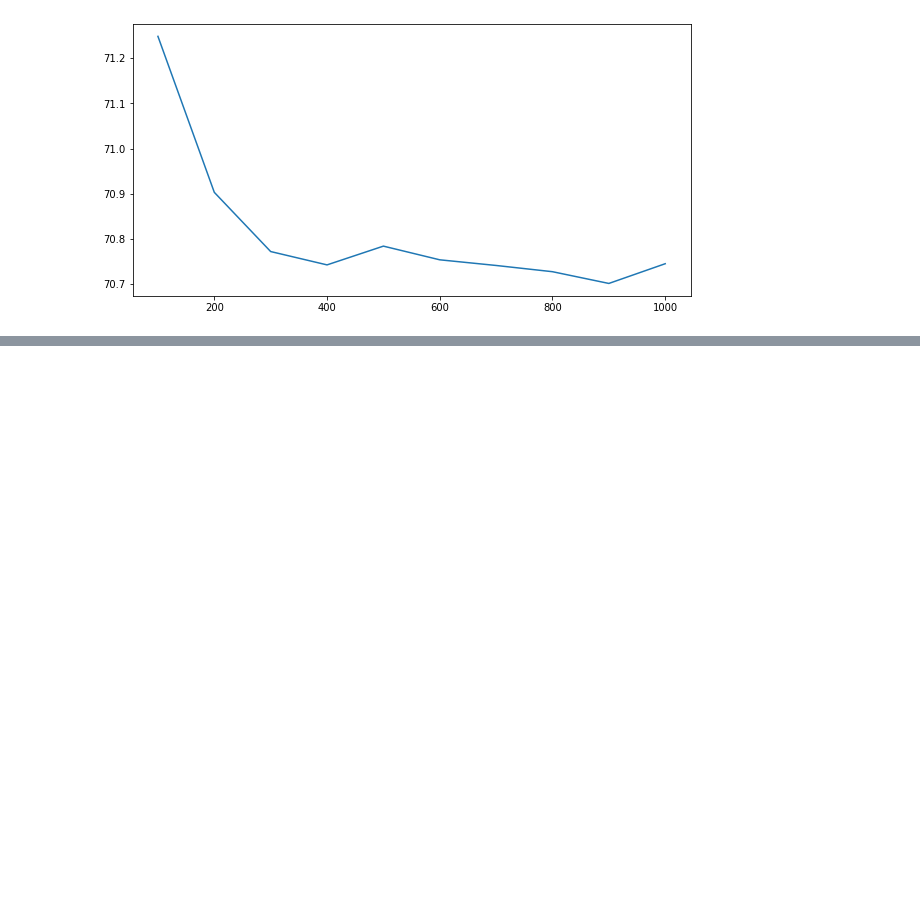
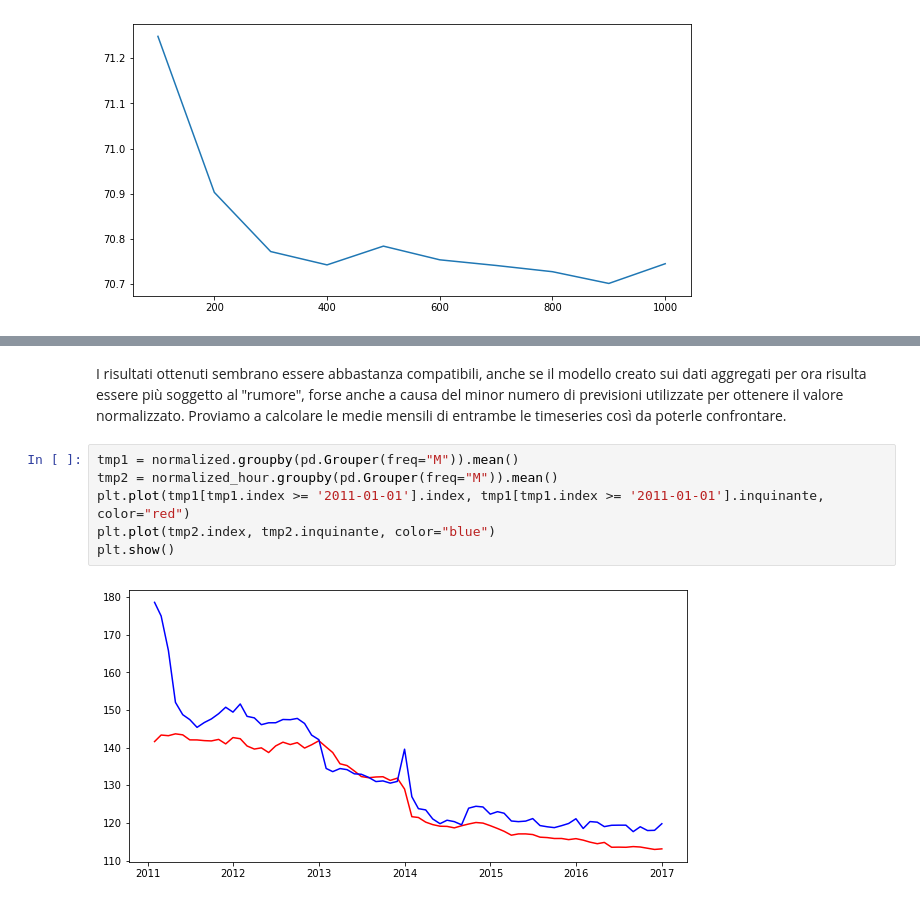
Before and after one commit to MarcoBelotti96/Tesi, a Jupyter notebook: src/RandomForest.ipynb, the cells around one changed output, grey strips where cells are left out. Drawn from its saved outputs; the diff is of its cells as text; blank space fills up the shorter version.

```diff
--- a/src/RandomForest.ipynb
+++ b/src/RandomForest.ipynb
@@ -332,0 +374,11 @@ Sembra che anche questo parametro abbia relativamente poca influenza sulle prest
+# %% [markdown]
+I risultati ottenuti sembrano essere abbastanza compatibili, anche se il modello creato sui dati aggregati per ora risulta essere più soggetto al "rumore", forse anche a causa del minor numero di previsioni utilizzate per ottenere il valore normalizzato.
+Proviamo a calcolare le medie mensili di entrambe le timeseries così da poterle confrontare.
+# %%
+tmp1 = normalized.groupby(pd.Grouper(freq="M")).mean()
+tmp2 = normalized_hour.groupby(pd.Grouper(freq="M")).mean()
+plt.plot(tmp1[tmp1.index >= '2011-01-01'].index, tmp1[tmp1.index >= '2011-01-01'].inquinante, color="red")
+plt.plot(tmp2.index, tmp2.inquinante, color="blue")
+plt.show()
+# %% [output]
+[figure, added]
```
Also changed, not shown: parts of 32 cells of this notebook, 2 other files.
